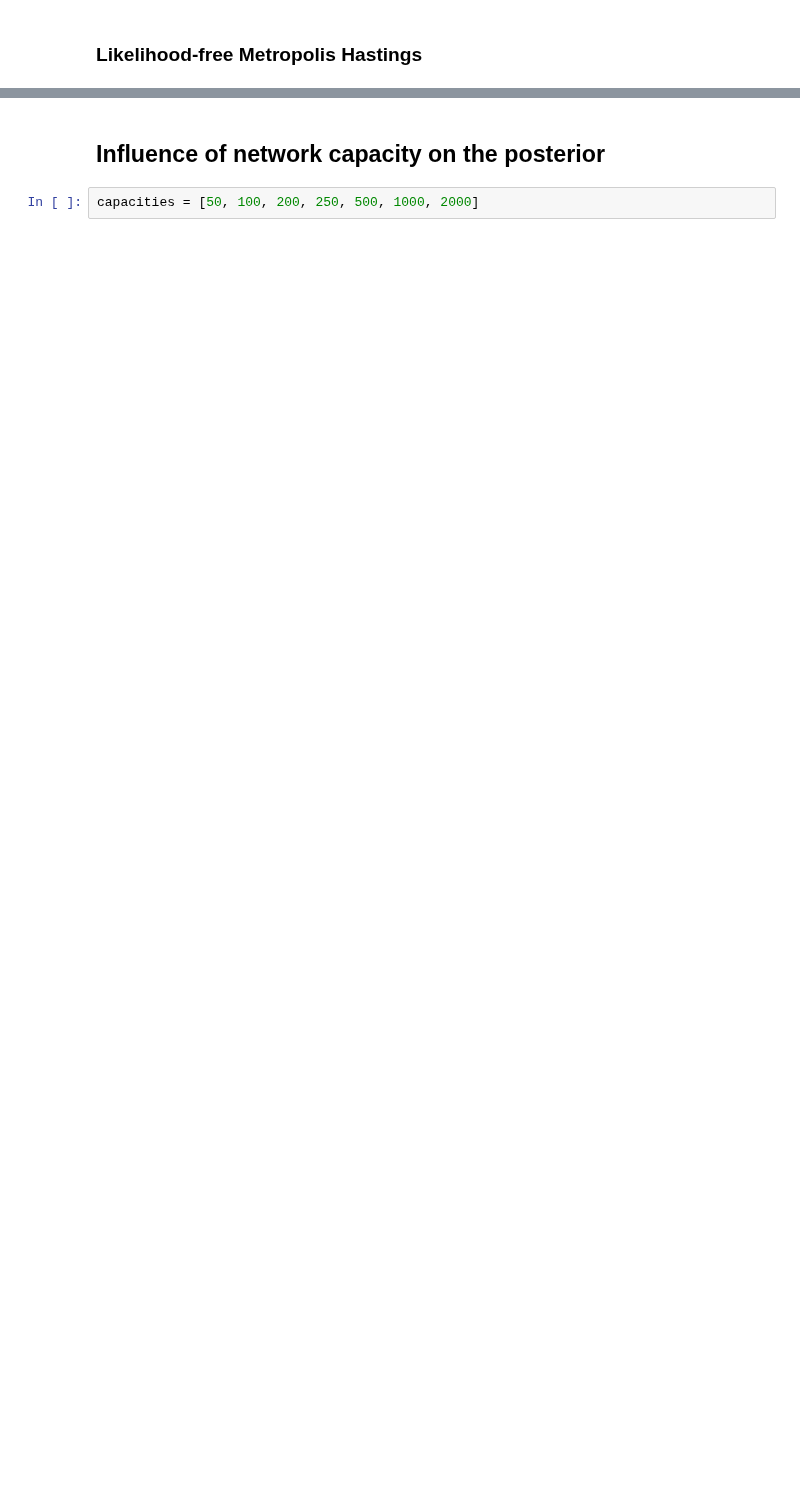
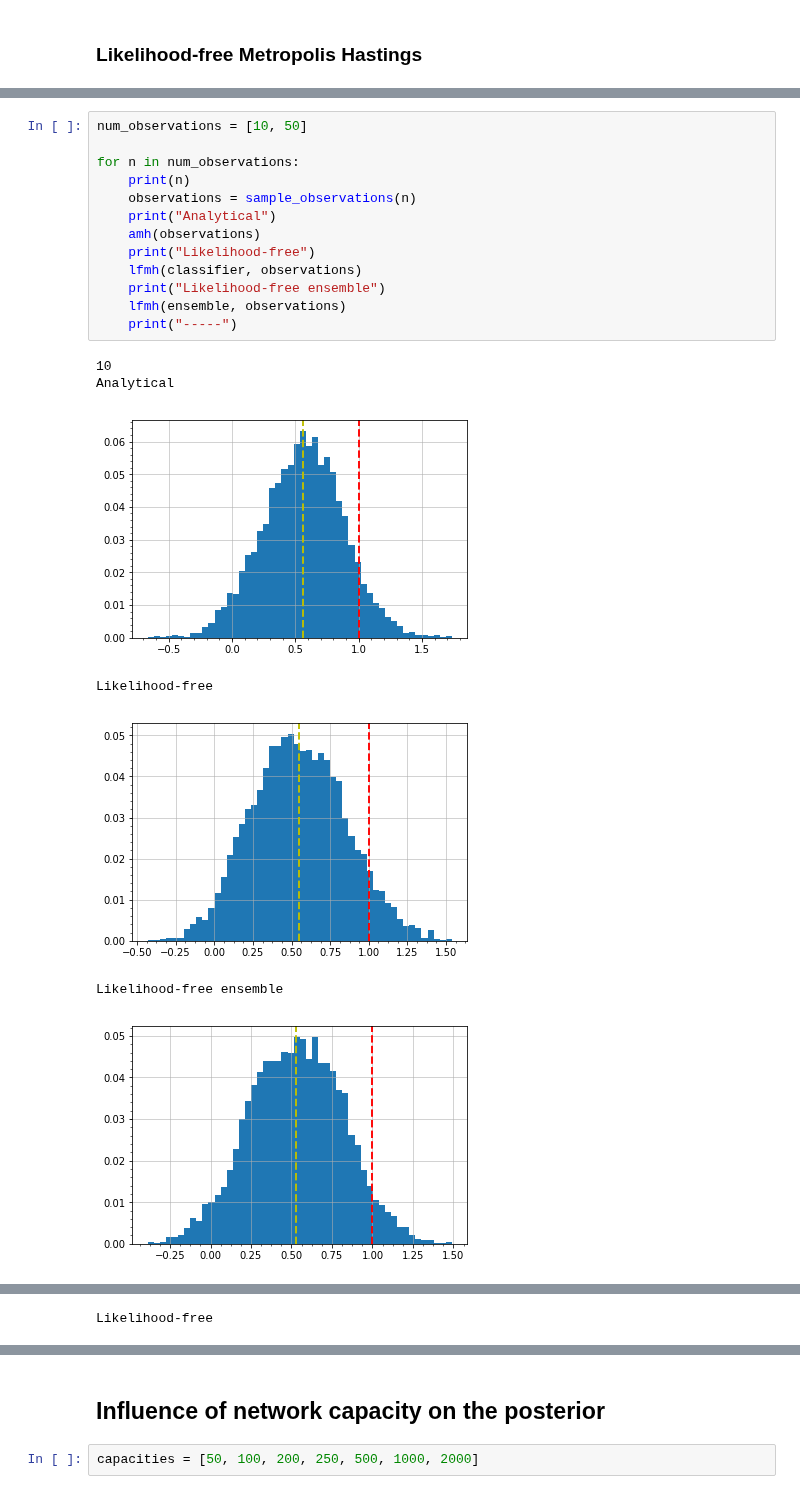
Before and after one commit to montefiore-institute/hypothesis, a Jupyter notebook: examples/likelihood-free_mcmc/illustrative.ipynb, the cells around one changed output, grey strips where cells are left out. Drawn from its saved outputs; the diff is of its cells as text; blank space fills up the shorter version.

```diff
--- a/examples/likelihood-free_mcmc/illustrative.ipynb
+++ b/examples/likelihood-free_mcmc/illustrative.ipynb
@@ -109,0 +140,21 @@ lfmh(classifier)
+# %%
+num_observations = [10, 50]
+
+for n in num_observations:
+    print(n)
+    observations = sample_observations(n)
+    print("Analytical")
+    amh(observations)
+    print("Likelihood-free")
+    lfmh(classifier, observations)
+    print("Likelihood-free ensemble")
+    lfmh(ensemble, observations)
+    print("-----")
+# %% [output]
+10
+Analytical
+[figure, added]
+Likelihood-free
+[figure, added]
+Likelihood-free ensemble
+[figure, added]
@@ -109,0 +165 @@ lfmh(classifier)
+Likelihood-free
```
Also changed, not shown: parts of 11 cells of this notebook.
